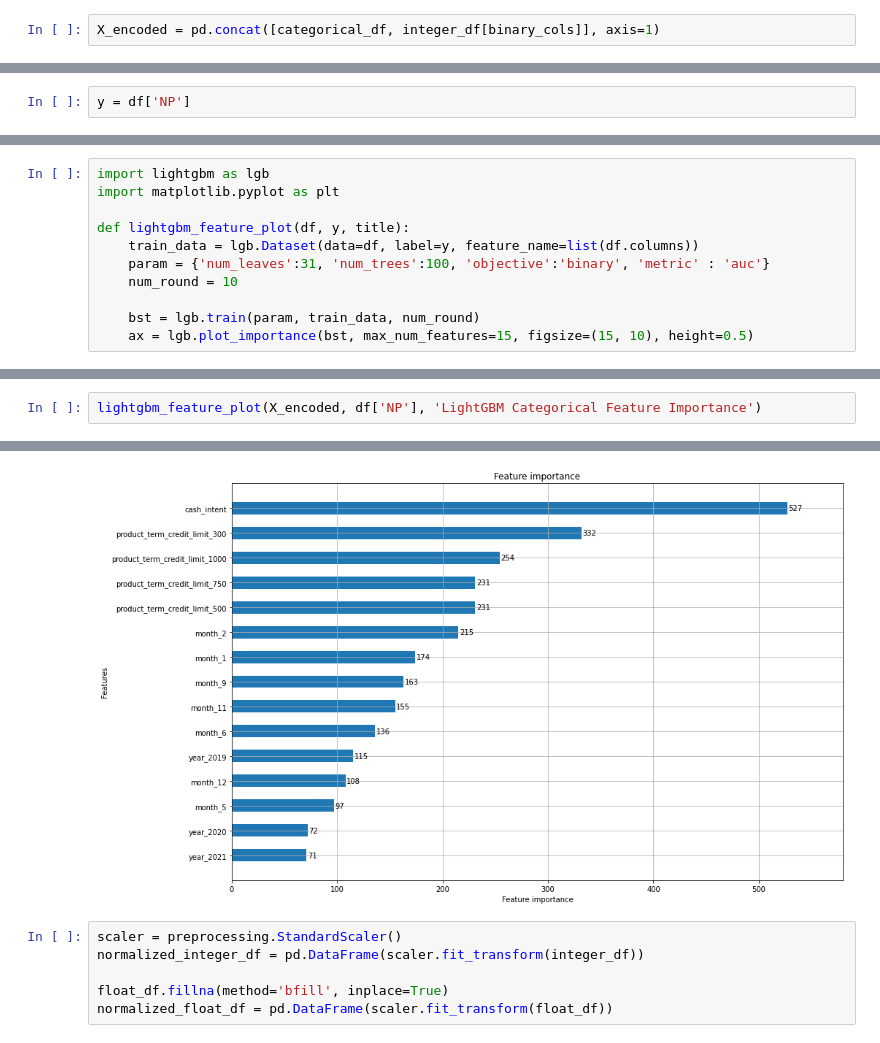
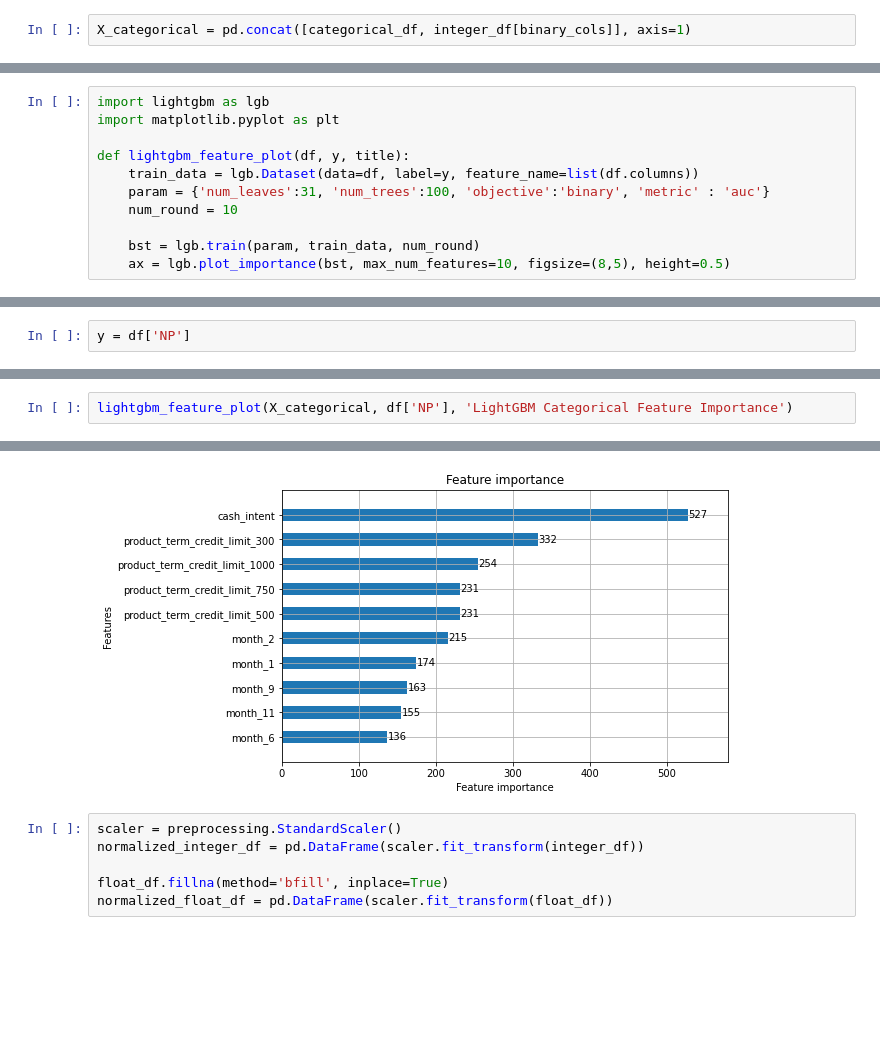
Before and after one commit to madhusanthan/Credit-Fraud-Risk-Model, a Jupyter notebook: Hybrid approach for Feature Selection.ipynb, the cells around one changed output, grey strips where cells are left out. Saved outputs shown, nothing was run; the diff lists cells and outputs as text; blank space fills up the shorter version.

```diff
--- a/Hybrid approach for Feature Selection.ipynb
+++ b/Hybrid approach for Feature Selection.ipynb
@@ -39,4 +39,4 @@ categorical_df.shape
 # %% [output]
 (19030, 19)
 # %%
-X_encoded = pd.concat([categorical_df, integer_df[binary_cols]], axis=1)
+X_categorical = pd.concat([categorical_df, integer_df[binary_cols]], axis=1)
@@ -57,3 +96,14 @@ def do_pca(df):
+# %%
+import lightgbm as lgb
+import matplotlib.pyplot as plt
+
+def lightgbm_feature_plot(df, y, title):
+    train_data = lgb.Dataset(data=df, label=y, feature_name=list(df.columns))
+    param = {'num_leaves':31, 'num_trees':100, 'objective':'binary', 'metric' : 'auc'}
+    num_round = 10
+
+    bst = lgb.train(param, train_data, num_round)
+    ax = lgb.plot_importance(bst, max_num_features=10, figsize=(8,5), height=0.5)
 # %%
 # plot correlation matrix for float type features
 float_columns = list(float_df.columns)
@@ -136,14 +207,3 @@ rf_feature_plot(X_encoded, 'RF Categorical Feature Importance')
-# %%
-import lightgbm as lgb
-import matplotlib.pyplot as plt
-
-def lightgbm_feature_plot(df, y, title):
-    train_data = lgb.Dataset(data=df, label=y, feature_name=list(df.columns))
-    param = {'num_leaves':31, 'num_trees':100, 'objective':'binary', 'metric' : 'auc'}
-    num_round = 10
-
-    bst = lgb.train(param, train_data, num_round)
-    ax = lgb.plot_importance(bst, max_num_features=15, figsize=(15, 10), height=0.5)
 # %%
 lightgbm_feature_plot(float_df, df['NP'], 'LightGBM Float Feature Importance')
 # %% [output]
@@ -170,4 +229,4 @@ You can set `force_col_wise=true` to remove the overhead.
 # %%
-lightgbm_feature_plot(X_encoded, df['NP'], 'LightGBM Categorical Feature Importance')
+lightgbm_feature_plot(X_categorical, df['NP'], 'LightGBM Categorical Feature Importance')
 # %% [output]
 [LightGBM] [Info] Number of positive: 1725, number of negative: 17305
@@ -175,10 +234,10 @@ lightgbm_feature_plot(X_encoded, df['NP'], 'LightGBM Categorical Feature Importa
 You can set `force_row_wise=true` to remove the overhead.
 And if memory is not enough, you can set `force_col_wise=true`.
 [LightGBM] [Info] Total Bins 34
 [LightGBM] [Info] Number of data points in the train set: 19030, number of used features: 17
 [LightGBM] [Info] [binary:BoostFromScore]: pavg=0.090646 -> initscore=-2.305768
 [LightGBM] [Info] Start training from score -2.305768
-[figure, old version]
+[figure, new version]
 # %%
 scaler = preprocessing.StandardScaler()
 normalized_integer_df = pd.DataFrame(scaler.fit_transform(integer_df))
```
Also changed, not shown: parts of 28 cells of this notebook.
